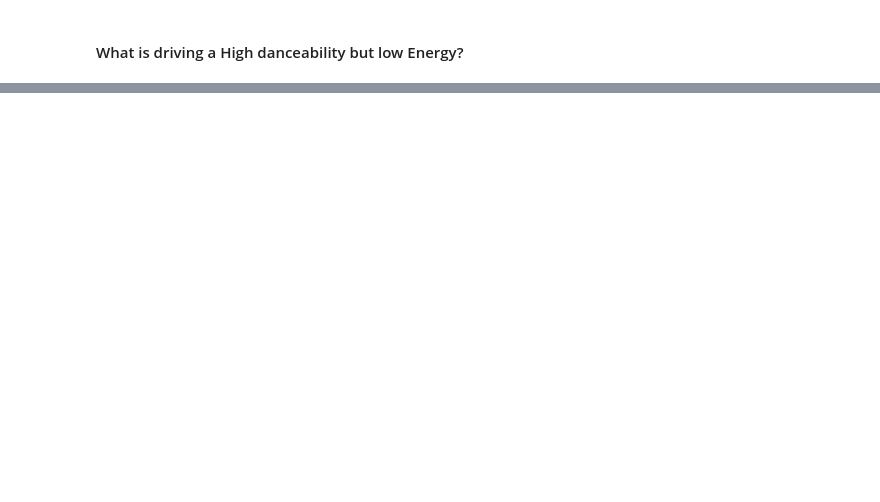
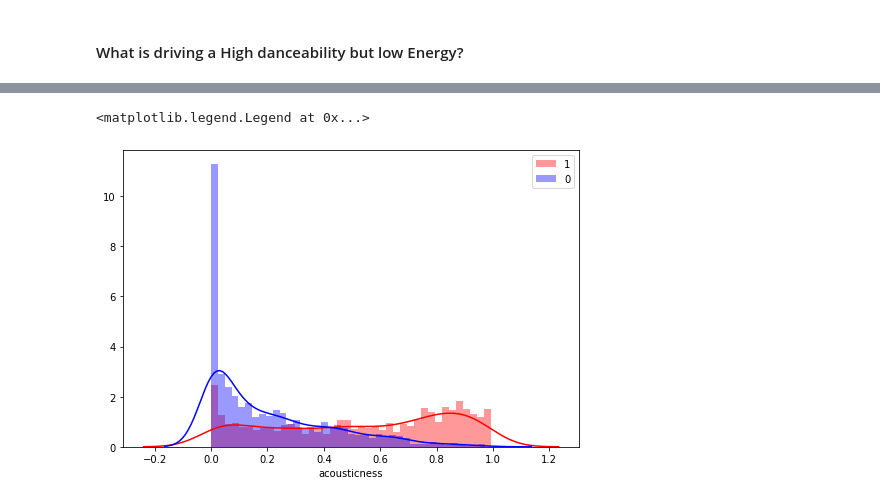
Before and after one commit to ritapereira10/Spotify-Analysis, a Jupyter notebook: code/first EDA & ML.ipynb, the cells around one changed output, grey strips where cells are left out. Saved outputs shown, nothing was run; the diff lists cells and outputs as text; code cells hidden in the pictures; blank space fills up the shorter version.

```diff
--- a/code/first EDA & ML.ipynb
+++ b/code/first EDA & ML.ipynb
@@ -456,0 +474,13 @@ high_dance_lower_energy
+# %%
+data.loc[data['key'] == 0, 'key_object'] = 'C'
+data.loc[data['key'] == 1, 'key_object'] = 'C♯'
+data.loc[data['key'] == 2, 'key_object'] = 'D'
+data.loc[data['key'] == 3, 'key_object'] = 'D♯'
+data.loc[data['key'] == 4, 'key_object'] = 'E'#Remember that E and B don't have#
+data.loc[data['key'] == 5, 'key_object'] = 'F'
+data.loc[data['key'] == 6, 'key_object'] = 'F♯'
+data.loc[data['key'] == 7, 'key_object'] = 'G'
+data.loc[data['key'] == 8, 'key_object'] = 'G♯'
+data.loc[data['key'] == 9, 'key_object'] = 'A'
+data.loc[data['key'] == 10, 'key_object'] = 'A♯'
+data.loc[data['key'] == 11, 'key_object'] = 'B'
@@ -456,0 +522,11 @@ high_dance_lower_energy
+# %%
+plt.figure(figsize=(18,12))
+plt.subplot(2,2,1)
+sns.distplot(data[data['Like']==1]['acousticness'], color='red', bins=40)
+sns.distplot(data[data['Like']==0]['acousticness'], color='blue', bins=40)
+plt.legend((1,0))
+
+#there are a lot of disliked songs with 0 acousticness
+# %% [output]
+<matplotlib.legend.Legend at 0x...>
+[figure, added]
```
Also changed, not shown: parts of 42 cells of this notebook, 9 other files.
